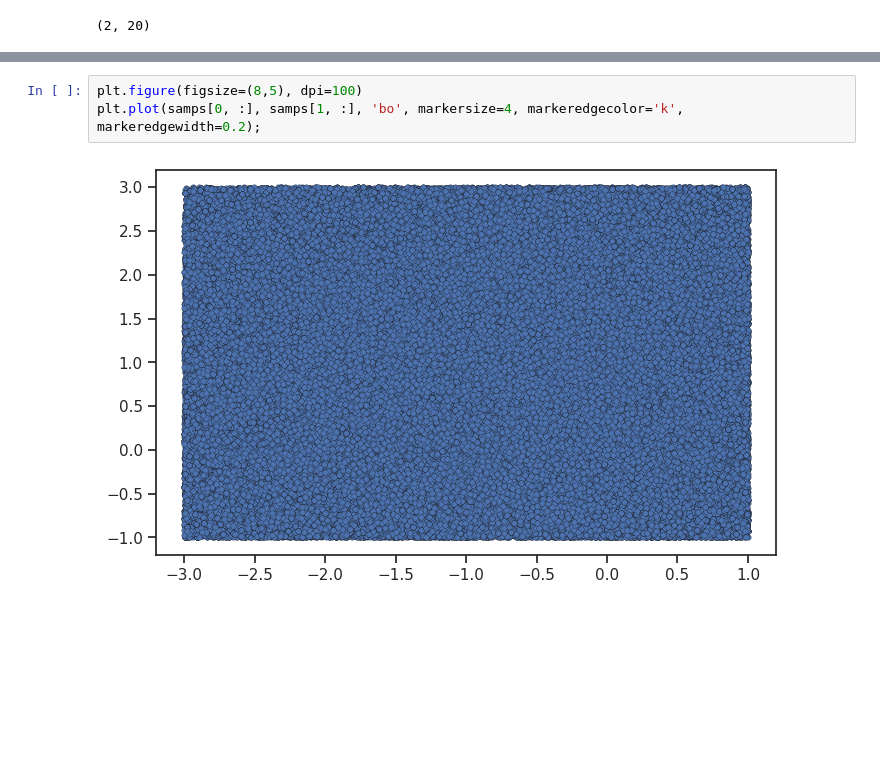
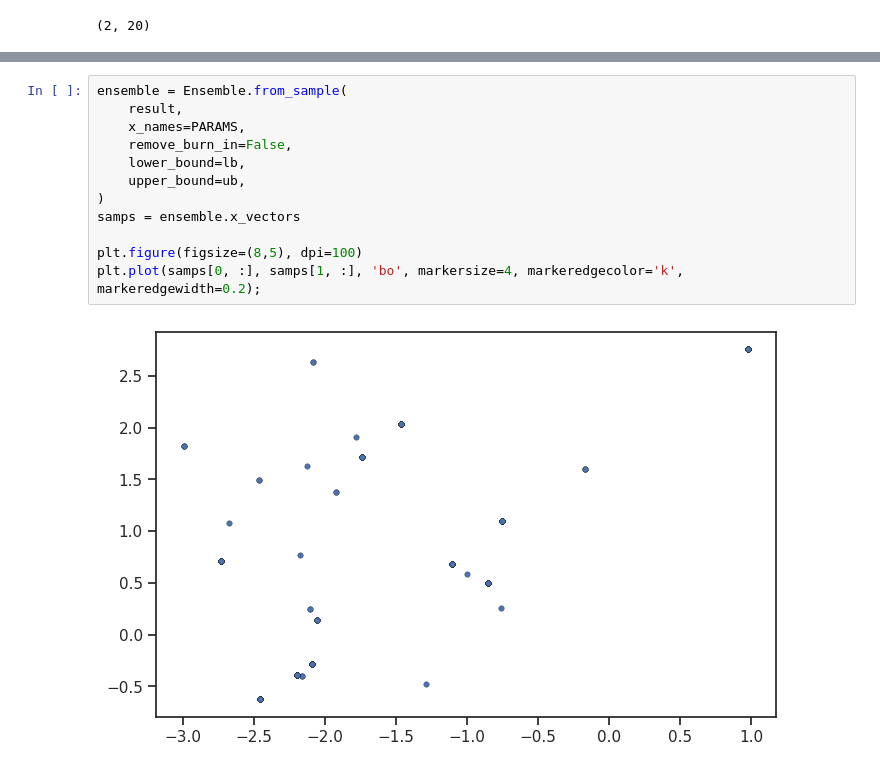
Before and after one commit to LarkinIt/ModelCalibrationExamples, a Jupyter notebook: Michaelis-Menten/mm_example.ipynb, the cells around one changed output, grey strips where cells are left out. Cells and saved outputs as stored; diff of their text form; blank space fills up the shorter version.

```diff
--- a/Michaelis-Menten/mm_example.ipynb
+++ b/Michaelis-Menten/mm_example.ipynb
@@ -389,5 +399,14 @@ ax3.hist(samps[2, :], bins=20); ax3.set_title(PARAMS[2]);
 # %%
+ensemble = Ensemble.from_sample(
+    result,
+    x_names=PARAMS,
+    remove_burn_in=False,
+    lower_bound=lb,
+    upper_bound=ub,
+)
+samps = ensemble.x_vectors
+
 plt.figure(figsize=(8,5), dpi=100)
 plt.plot(samps[0, :], samps[1, :], 'bo', markersize=4, markeredgecolor='k', markeredgewidth=0.2);
 # %% [output]
-[figure, old version]
+[figure, new version]
```
Also changed, not shown: parts of 20 cells of this notebook, 2 other files.
